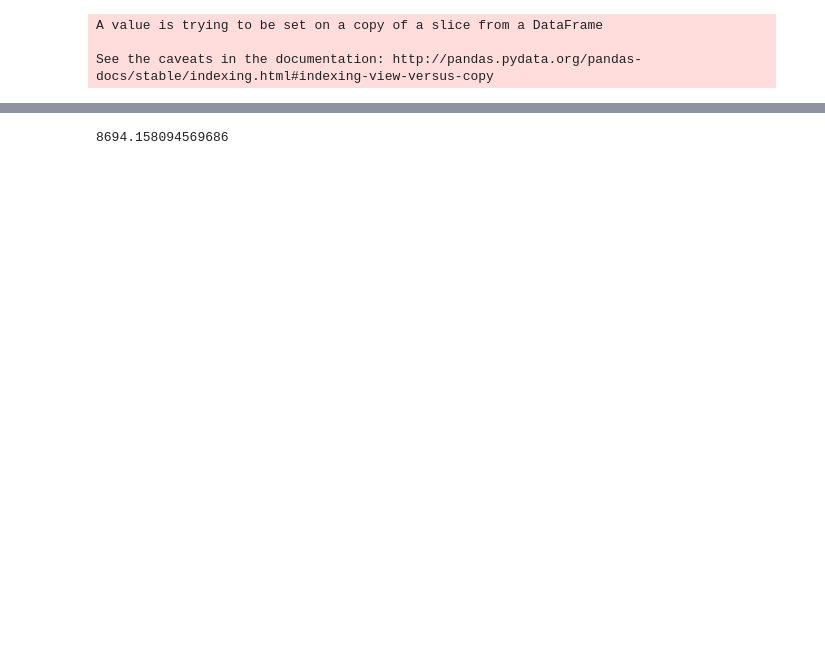
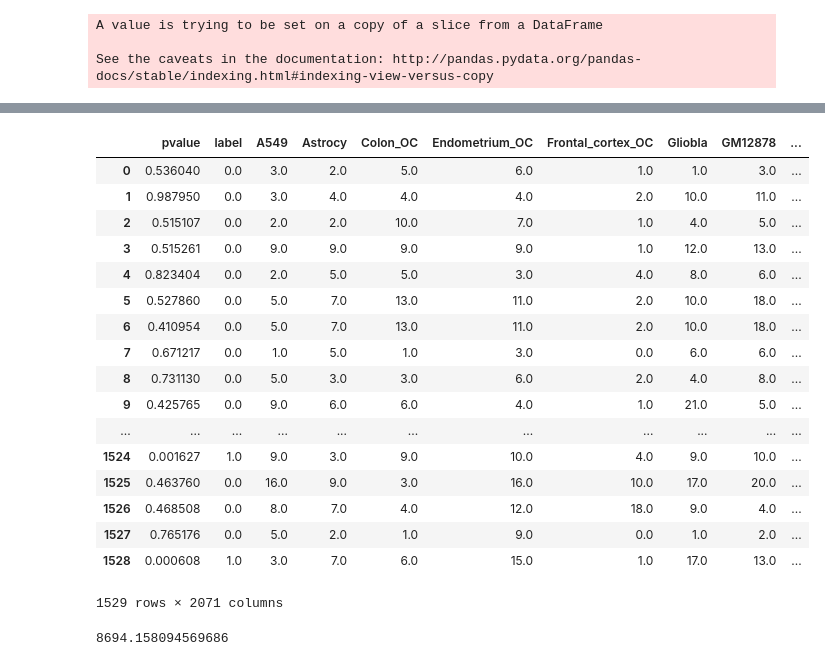
Before and after one commit to xsun28/EWASplus, a Jupyter notebook: code/features_selection/FeatureSelectionAD.ipynb, the cells around one changed output, grey strips where cells are left out. Saved outputs shown, nothing was run; the diff lists cells and outputs as text; code cells hidden in the pictures; blank space fills up the shorter version.

```diff
--- a/code/features_selection/FeatureSelectionAD.ipynb
+++ b/code/features_selection/FeatureSelectionAD.ipynb
@@ -185,3 +185,24 @@ logger.info('Data scaler type is: %s',scaler)
+# %%
+all_features
+# %% [output]
+|  | pvalue | label | A549 | Astrocy | Colon_OC | Endometrium_OC | Frontal_cortex_OC | Gliobla | GM12878 | ... |
+| 0 | 0.536040 | 0.0 | 3.0 | 2.0 | 5.0 | 6.0 | 1.0 | 1.0 | 3.0 | ... |
+| 1 | 0.987950 | 0.0 | 3.0 | 4.0 | 4.0 | 4.0 | 2.0 | 10.0 | 11.0 | ... |
+| 2 | 0.515107 | 0.0 | 2.0 | 2.0 | 10.0 | 7.0 | 1.0 | 4.0 | 5.0 | ... |
+| 3 | 0.515261 | 0.0 | 9.0 | 9.0 | 9.0 | 9.0 | 1.0 | 12.0 | 13.0 | ... |
+| 4 | 0.823404 | 0.0 | 2.0 | 5.0 | 5.0 | 3.0 | 4.0 | 8.0 | 6.0 | ... |
+| 5 | 0.527860 | 0.0 | 5.0 | 7.0 | 13.0 | 11.0 | 2.0 | 10.0 | 18.0 | ... |
+| 6 | 0.410954 | 0.0 | 5.0 | 7.0 | 13.0 | 11.0 | 2.0 | 10.0 | 18.0 | ... |
+| 7 | 0.671217 | 0.0 | 1.0 | 5.0 | 1.0 | 3.0 | 0.0 | 6.0 | 6.0 | ... |
+| 8 | 0.731130 | 0.0 | 5.0 | 3.0 | 3.0 | 6.0 | 2.0 | 4.0 | 8.0 | ... |
+| 9 | 0.425765 | 0.0 | 9.0 | 6.0 | 6.0 | 4.0 | 1.0 | 21.0 | 5.0 | ... |
+| ... | ... | ... | ... | ... | ... | ... | ... | ... | ... | ... |
+| 1524 | 0.001627 | 1.0 | 9.0 | 3.0 | 9.0 | 10.0 | 4.0 | 9.0 | 10.0 | ... |
+| 1525 | 0.463760 | 0.0 | 16.0 | 9.0 | 3.0 | 16.0 | 10.0 | 17.0 | 20.0 | ... |
+| 1526 | 0.468508 | 0.0 | 8.0 | 7.0 | 4.0 | 12.0 | 18.0 | 9.0 | 4.0 | ... |
+| 1527 | 0.765176 | 0.0 | 5.0 | 2.0 | 1.0 | 9.0 | 0.0 | 1.0 | 2.0 | ... |
+| 1528 | 0.000608 | 1.0 | 3.0 | 7.0 | 6.0 | 15.0 | 1.0 | 17.0 | 13.0 | ... |
+1529 rows × 2071 columns
 # %%
 sample_weights_train = commons.sample_weights(train_x,train_label,factor=1)
 sample_weights_test = commons.sample_weights(test_x,test_label,factor=1)
```
Also changed, not shown: parts of 9 cells of this notebook, 18 other files.
